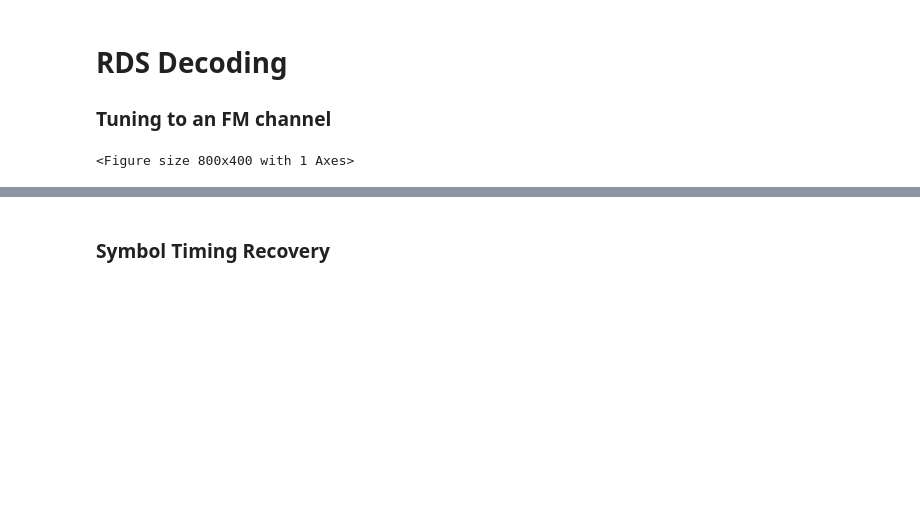
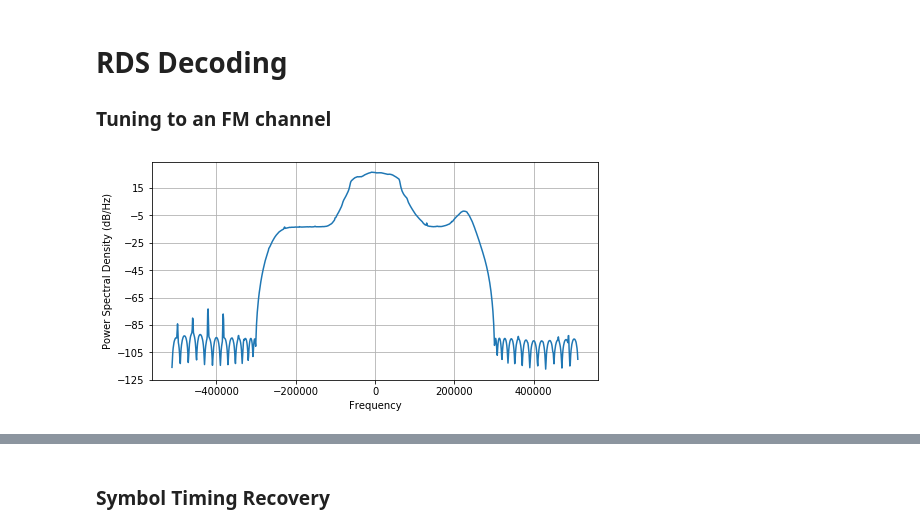
Before and after one commit to Max-Manning/RDS_decode, a Jupyter notebook: RDS_DECODE.ipynb, the cells around one changed output, grey strips where cells are left out. Saved outputs shown, nothing was run; the diff lists cells and outputs as text; code cells hidden in the pictures; blank space fills up the shorter version.

```diff
--- a/RDS_DECODE.ipynb
+++ b/RDS_DECODE.ipynb
@@ -8,29 +8,28 @@ warnings.filterwarnings('ignore');
 # %%
 import numpy as np
 import scipy.signal as signal
+from scipy.io import wavfile
 import matplotlib.pyplot as plt
 from matplotlib import gridspec
-from scipy.io import wavfile
 
-fs, data = wavfile.read('SDRSharp_20190403_003831Z_91600000Hz_IQ.wav', mmap=True)
-wo = 2*np.pi*-100000/fs
-svnn1 = 'RDS_sample_915.txt'
-svnn2 = 'RDS_sample_915.png'
+# FM station recorded using SDRsharp
+fs, data = wavfile.read('FM_105000000Hz_IQ.wav', mmap=True)
+wo = 2*np.pi*100000/fs
 
 # Complex IQ representation of the data
 IQ = data[:,0] + 1j*data[:,1]
 
 # low pass filter for the FM channel bandwidth
 channelFilt = signal.remez(50, [0, 200000, 300000, fs/2], [1,0], fs=fs)
 
 # Demodulate the channel to baseband, then filter
 IQ = IQ*np.exp(-1j*wo*np.arange(IQ.shape[0]))
 IQ = signal.convolve(IQ, channelFilt, mode='valid')
 
 # Plot the spectrum of the FM channel
 plt.figure(figsize= (8,4))
 plt.psd(IQ, Fs=fs, NFFT = 1024)
 plt.show()
 # %% [output]
-<Figure size 800x400 with 1 Axes>
+[figure, added]
 # %% [markdown]
```
Also changed, not shown: parts of 20 cells of this notebook.
